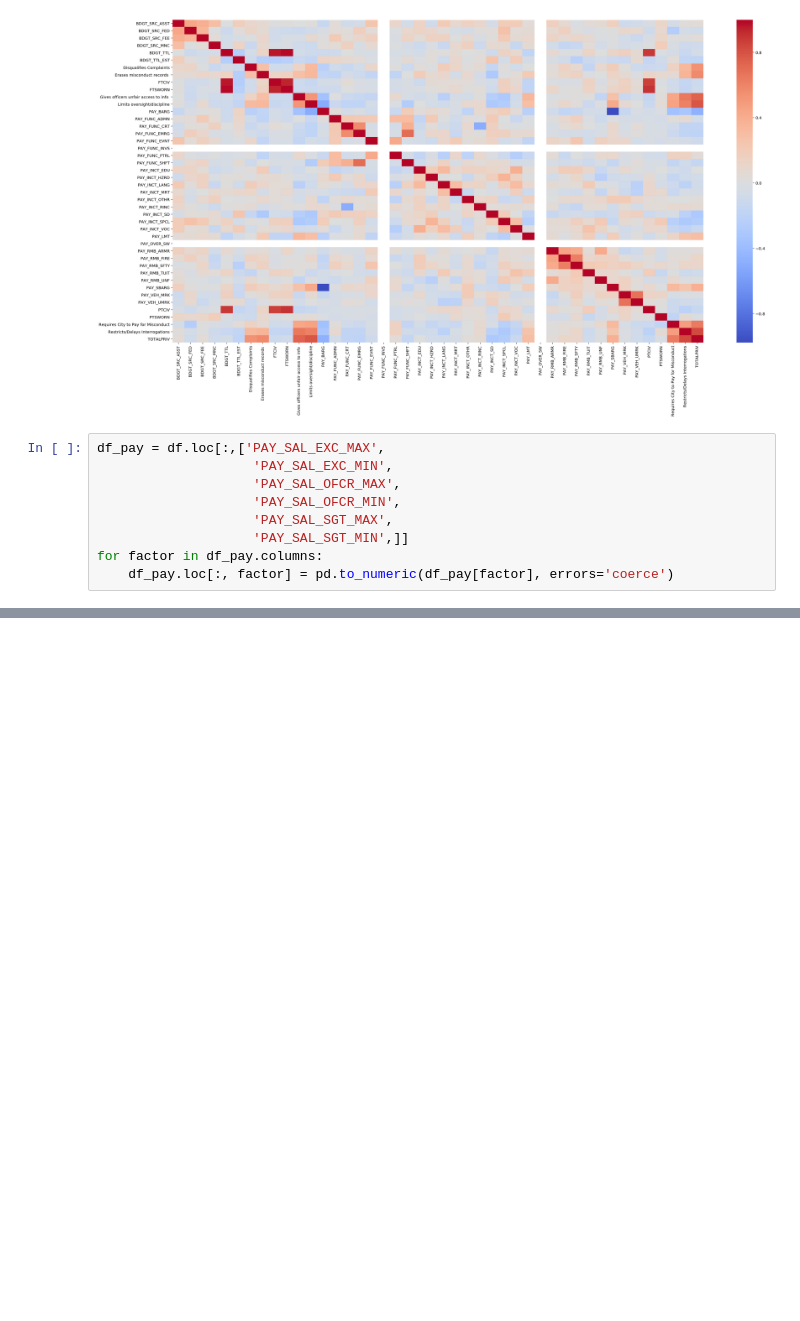
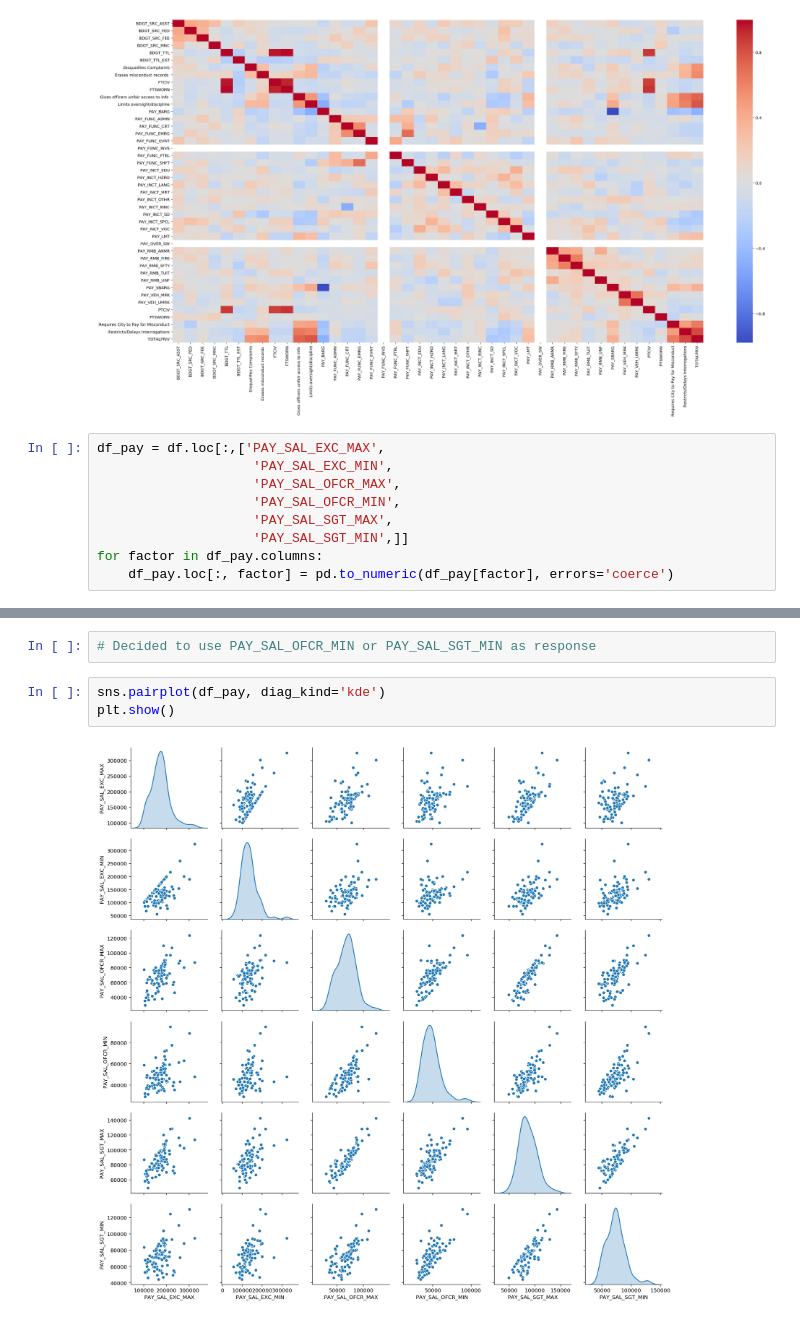
Before and after one commit to ChristopherDaigle/Academic_Research, a Jupyter notebook: Economics_Of_Policing/development/data_cleaning.ipynb, the cells around one changed output, grey strips where cells are left out. Cells and saved outputs as stored; diff of their text form; blank space fills up the shorter version.

Commit message:
feat: visualization of pay variables

```diff
--- a/Economics_Of_Policing/development/data_cleaning.ipynb
+++ b/Economics_Of_Policing/development/data_cleaning.ipynb
@@ -164,3 +164,10 @@ df_pay.describe().T
 | PAY_SAL_OFCR_MIN | 92.0 | 48433.760870 | 11809.947592 | 29037.0 | 40223.75 | 46683.5 | 53309.25 | 95000.0 |
 | PAY_SAL_SGT_MAX | 93.0 | 86833.612903 | 16972.261658 | 49078.0 | 75840.00 | 85300.0 | 98072.00 | 142844.0 |
 | PAY_SAL_SGT_MIN | 93.0 | 73613.096774 | 16184.381434 | 44376.0 | 62732.00 | 72804.0 | 80472.00 | 130260.0 |
+# %%
+# Decided to use PAY_SAL_OFCR_MIN or PAY_SAL_SGT_MIN as response
+# %%
+sns.pairplot(df_pay, diag_kind='kde')
+plt.show()
+# %% [output]
+[figure, added]
```
